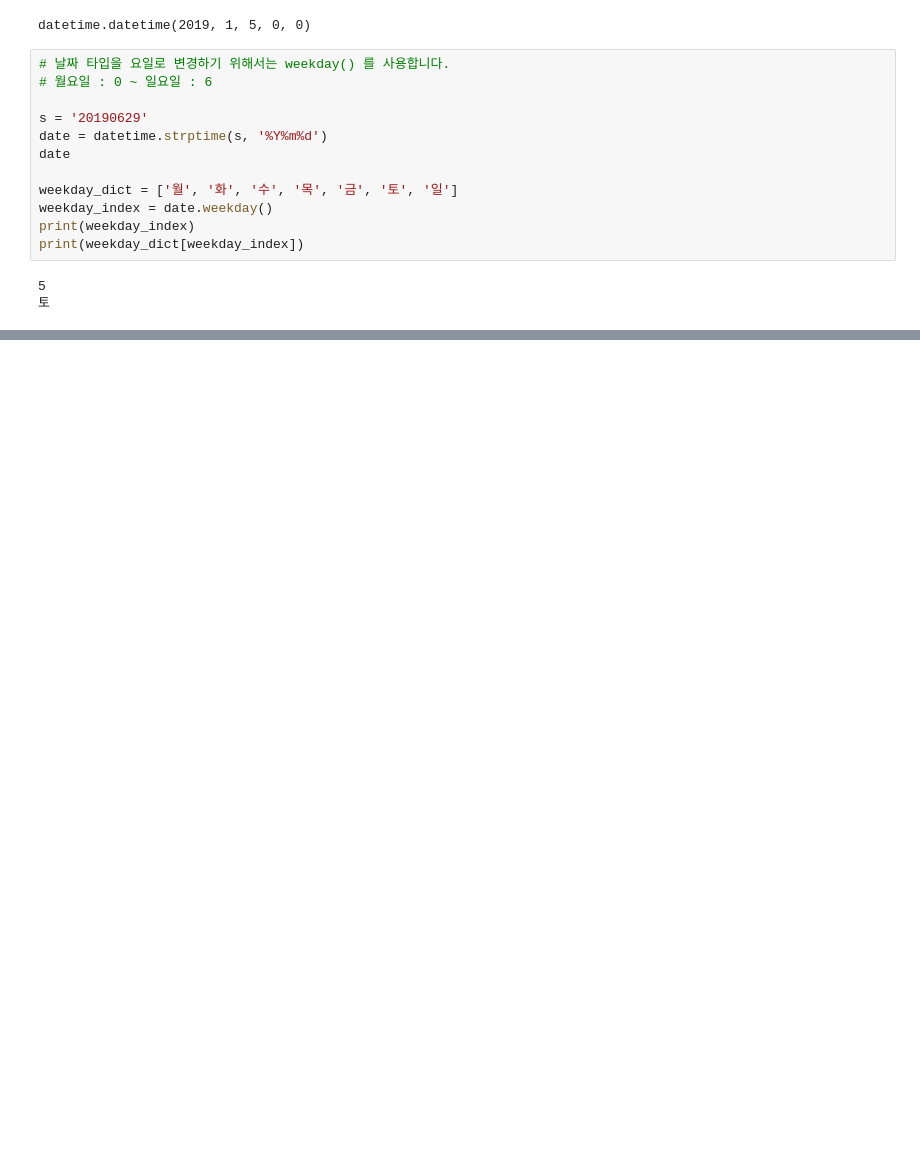
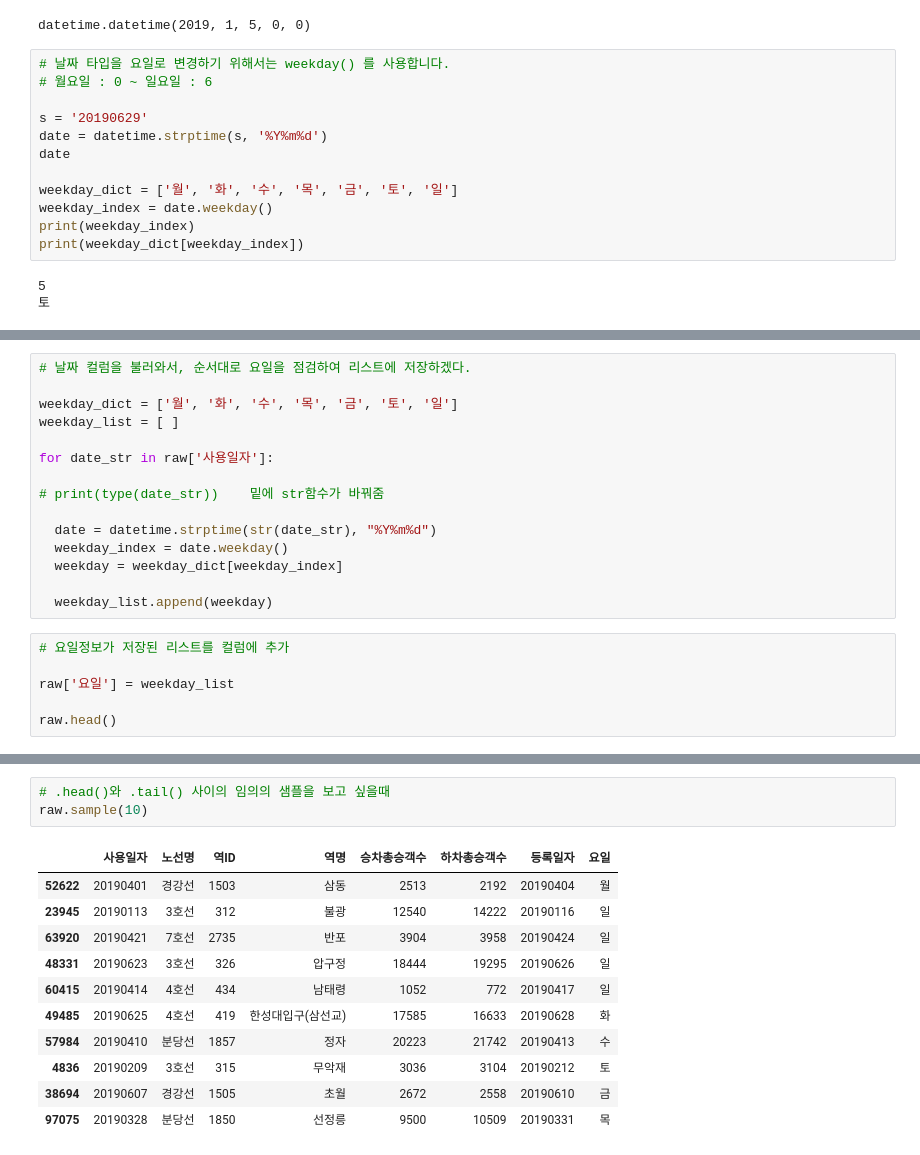
Before and after one commit to icdath95/DATA-analyst, a Jupyter notebook: 여러개의_엑셀파일_통합_정리하기.ipynb, the cells around one changed output, grey strips where cells are left out. Drawn from its saved outputs; the diff is of its cells as text; blank space fills up the shorter version.

```diff
--- a/여러개의_엑셀파일_통합_정리하기.ipynb
+++ b/여러개의_엑셀파일_통합_정리하기.ipynb
@@ -193,0 +225,21 @@ print(weekday_dict[weekday_index])
+# %%
+# 날짜 컬럼을 불러와서, 순서대로 요일을 점검하여 리스트에 저장하겠다.
+
+weekday_dict = ['월', '화', '수', '목', '금', '토', '일']
+weekday_list = [ ]
+
+for date_str in raw['사용일자']:
+
+# print(type(date_str))    밑에 str함수가 바꿔줌
+
+  date = datetime.strptime(str(date_str), "%Y%m%d")
+  weekday_index = date.weekday()
+  weekday = weekday_dict[weekday_index]
+
+  weekday_list.append(weekday)
+# %%
+# 요일정보가 저장된 리스트를 컬럼에 추가
+
+raw['요일'] = weekday_list
+
+raw.head()
@@ -193,0 +253,15 @@ print(weekday_dict[weekday_index])
+# %%
+# .head()와 .tail() 사이의 임의의 샘플을 보고 싶을때
+raw.sample(10)
+# %% [output]
+|  | 사용일자 | 노선명 | 역ID | 역명 | 승차총승객수 | 하차총승객수 | 등록일자 | 요일 |
+| 52622 | 20190401 | 경강선 | 1503 | 삼동 | 2513 | 2192 | 20190404 | 월 |
+| 23945 | 20190113 | 3호선 | 312 | 불광 | 12540 | 14222 | 20190116 | 일 |
+| 63920 | 20190421 | 7호선 | 2735 | 반포 | 3904 | 3958 | 20190424 | 일 |
+| 48331 | 20190623 | 3호선 | 326 | 압구정 | 18444 | 19295 | 20190626 | 일 |
+| 60415 | 20190414 | 4호선 | 434 | 남태령 | 1052 | 772 | 20190417 | 일 |
+| 49485 | 20190625 | 4호선 | 419 | 한성대입구(삼선교) | 17585 | 16633 | 20190628 | 화 |
+| 57984 | 20190410 | 분당선 | 1857 | 정자 | 20223 | 21742 | 20190413 | 수 |
+| 4836 | 20190209 | 3호선 | 315 | 무악재 | 3036 | 3104 | 20190212 | 토 |
+| 38694 | 20190607 | 경강선 | 1505 | 초월 | 2672 | 2558 | 20190610 | 금 |
+| 97075 | 20190328 | 분당선 | 1850 | 선정릉 | 9500 | 10509 | 20190331 | 목 |
```
Also changed, not shown: parts of 41 cells of this notebook.
